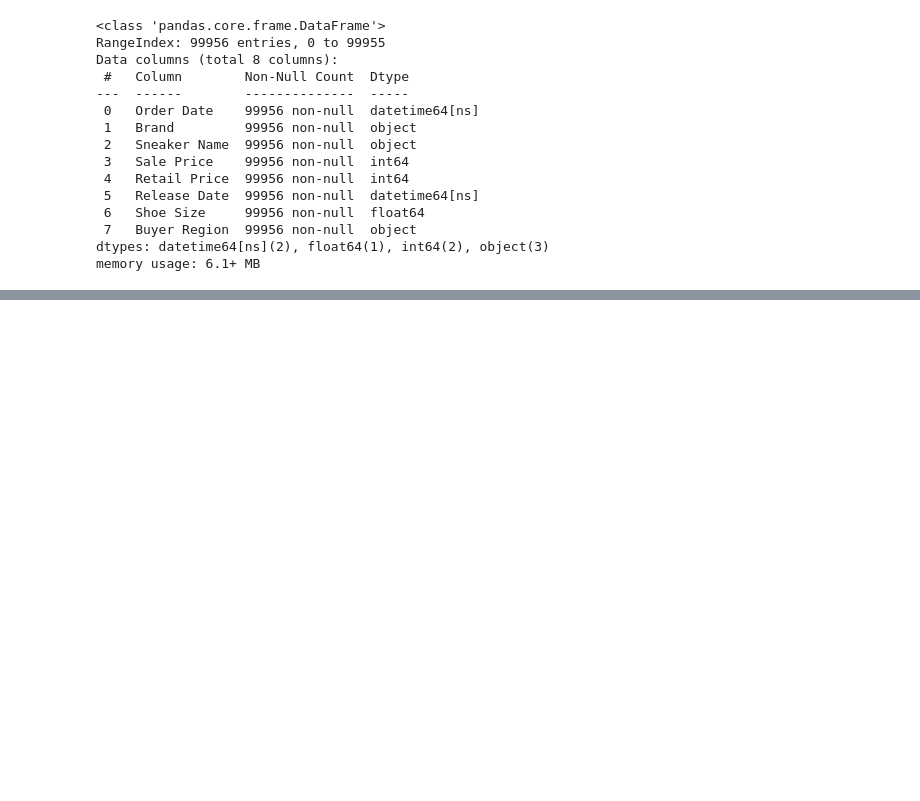
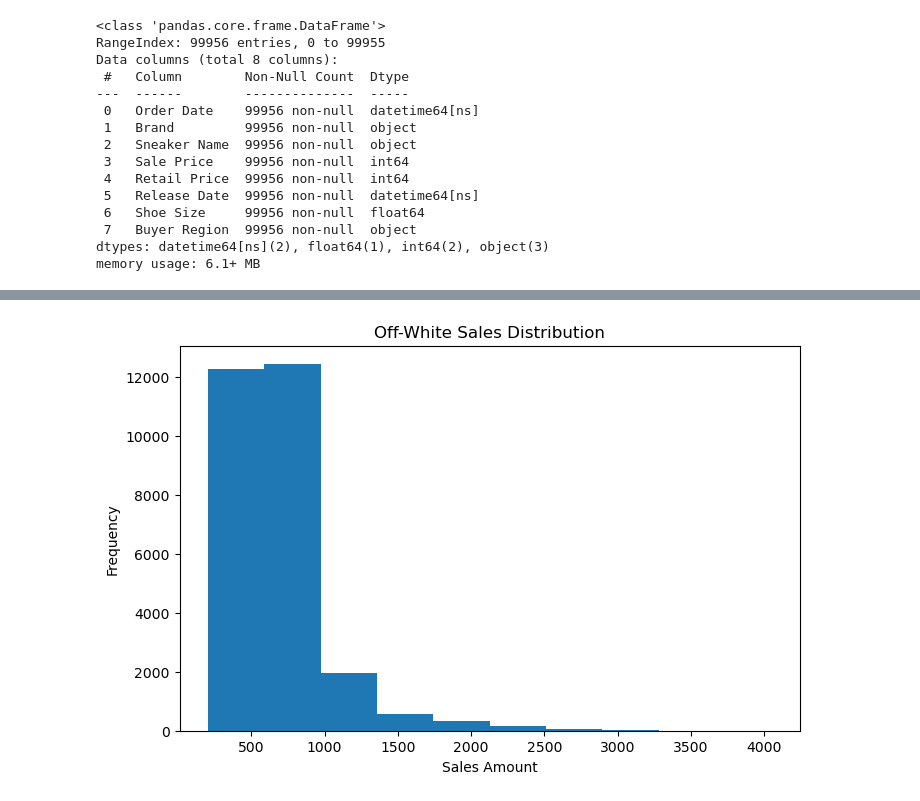
Before and after one commit to Chris-Goyette/StockX_2019, a Jupyter notebook: StockX_2019.ipynb, the cells around one changed output, grey strips where cells are left out. Drawn from its saved outputs; the diff is of its cells as text; code cells hidden in the pictures; blank space fills up the shorter version.

```diff
--- a/StockX_2019.ipynb
+++ b/StockX_2019.ipynb
@@ -127,0 +148,13 @@ memory usage: 6.1+ MB
+# %%
+
+ow_sale_price = df[df['Brand'] == 'Off-White']['Sale Price']
+
+
+plt.figure(figsize=(8,5))
+plt.hist(ow_sale_price)
+plt.xlabel('Sales Amount')
+plt.ylabel('Frequency')
+plt.title('Off-White Sales Distribution')
+plt.show()
+# %% [output]
+[figure, added]
```
Also changed, not shown: parts of 6 cells of this notebook.
